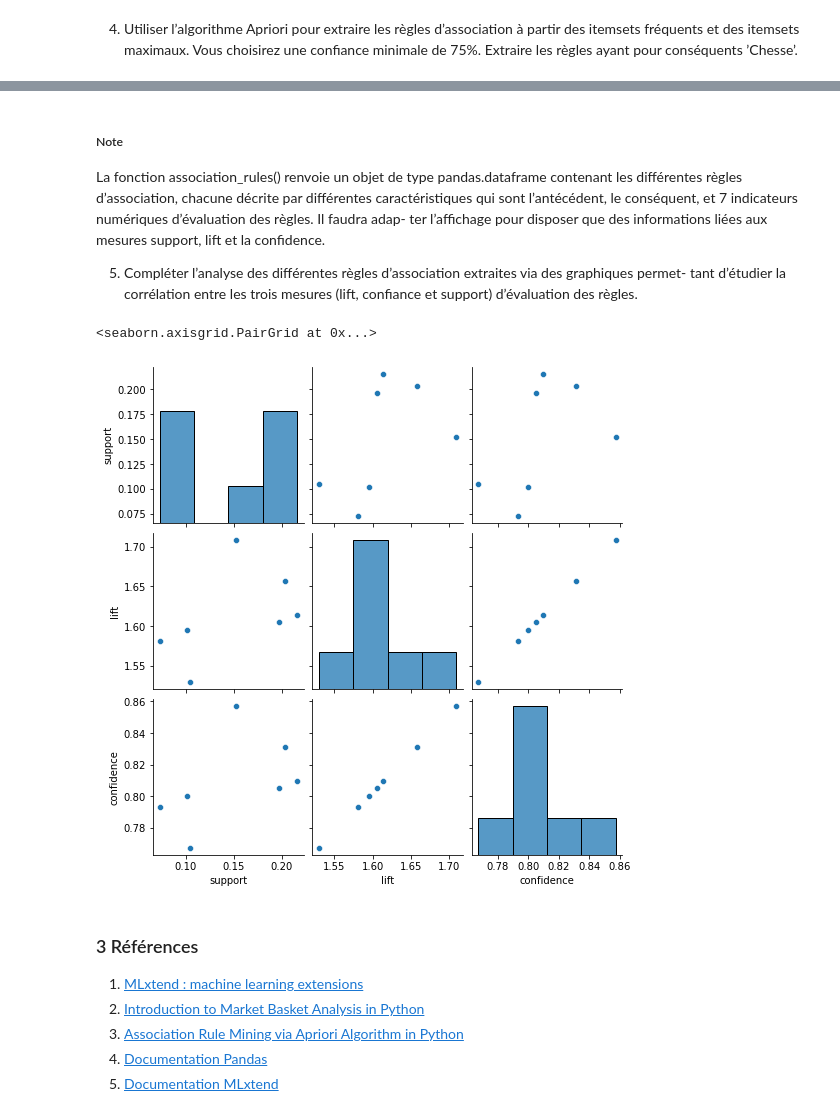
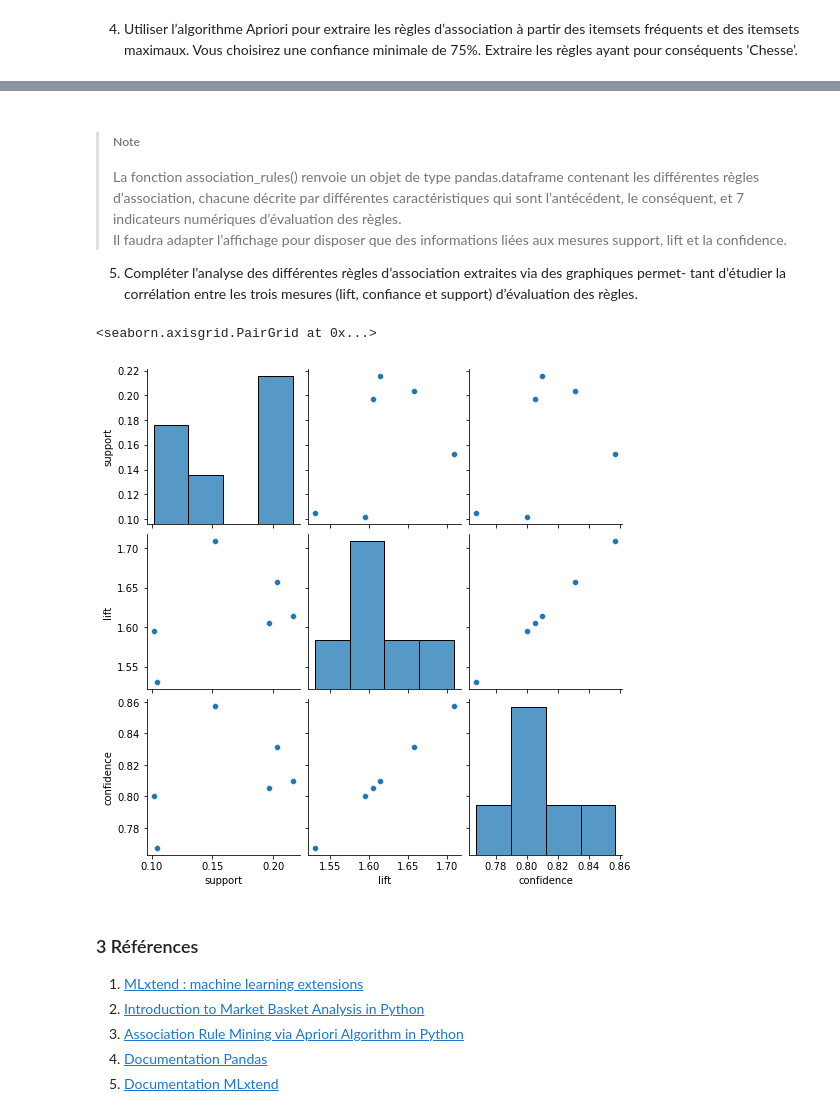
Before and after one commit to Xabibax/fouille_de_donnees_td_tp, a Jupyter notebook: tp2.ipynb, the cells around one changed output, grey strips where cells are left out. Cells and saved outputs as stored; diff of their text form; code cells hidden in the pictures.

```diff
--- a/tp2.ipynb
+++ b/tp2.ipynb
@@ -185,15 +207,16 @@ print(db.head(10))
 — Que se passe t’il si on fait varier le seuil du support ?  <br/>
 — Tracer une courbe montrant l’évolution du nombre de itemsets extraits en fonction du support minimum.  <br/>
 # %%
-import numpy as np
-db_trans = [[val if type(val) == str else 'missing_value' for val in transaction] for transaction in db.values]
+db_trans = [[val if type(val) == str else 'missing_value'
+            for val in transaction]
+                for transaction in db.values]
 
 TDB = TransactionEncoder()
 TDBA = TDB.fit(db_trans).transform(db_trans)
 #print(TDB.columns_)
 #print(TDBA)
 
-dbf = pd.DataFrame (TDBA, columns=TDB.columns_).drop(columns='missing_value')
+dbf = pd.DataFrame(TDBA, columns=TDB.columns_).drop(columns='missing_value')
 #print(dbf)
 
 DBI = {'support': 0.3, 'results' :apriori(dbf,min_support=0.3, use_colnames=True)}
@@ -275,7 +300,12 @@ print(filter_itemsets(['Eggs', 'Meat'], dbf)[1])
 fréquents et des itemsets maximaux. Vous choisirez une confiance minimale de 75%. Extraire
 les règles ayant pour conséquents ’Chesse’.
 # %%
-DFAR = association_rules(DBI[0]['results'],metric="confidence",min_threshold=0.75)
-DFARF = DFAR[DFAR['consequents'] == {'Cheese'}][['support', 'lift', 'confidence']]
-print(DFARF)
+DFAP = apriori(dbf, min_support=0.1, use_colnames=True)
+#print(DFAP)
+
+DFAPAR = association_rules(DFAP,metric="confidence",min_threshold=0.75)
+#print(DFAPAR)
+
+DFAPAR = DFAPAR[DFAPAR['consequents'] == {'Cheese'}][['support', 'lift', 'confidence']]
+print(DFAPAR)
 # %% [output]
@@ -290,18 +319,19 @@ print(DFARF)
 # %% [markdown]
-##### Note
-La fonction association_rules() renvoie un objet de type pandas.dataframe contenant
+> ##### Note
+> La fonction association_rules() renvoie un objet de type pandas.dataframe contenant
 les différentes règles d’association, chacune décrite par différentes caractéristiques qui sont
-l’antécédent, le conséquent, et 7 indicateurs numériques d’évaluation des règles. Il faudra adap-
-ter l’affichage pour disposer que des informations liées aux mesures support, lift et la confidence.
+l’antécédent, le conséquent, et 7 indicateurs numériques d’évaluation des règles.  <br/>
+> Il faudra adapter l’affichage pour disposer que des informations liées aux mesures support, lift et la confidence.
+
 
 5. Compléter l’analyse des différentes règles d’association extraites via des graphiques permet-
 tant d’étudier la corrélation entre les trois mesures (lift, confiance et support) d’évaluation
 des règles.
 # %%
-sns.pairplot(data = DFARF)
+sns.pairplot(data = DFAPAR)
 # %% [output]
 <seaborn.axisgrid.PairGrid at 0x...>
-[figure, old version]
+[figure, new version]
 # %% [markdown]
 ### 3 Références
 1. [MLxtend : machine learning extensions](http://rasbt.github.io/mlxtend/)
```
Also changed, not shown: parts of 14 cells of this notebook, 1 other file.
